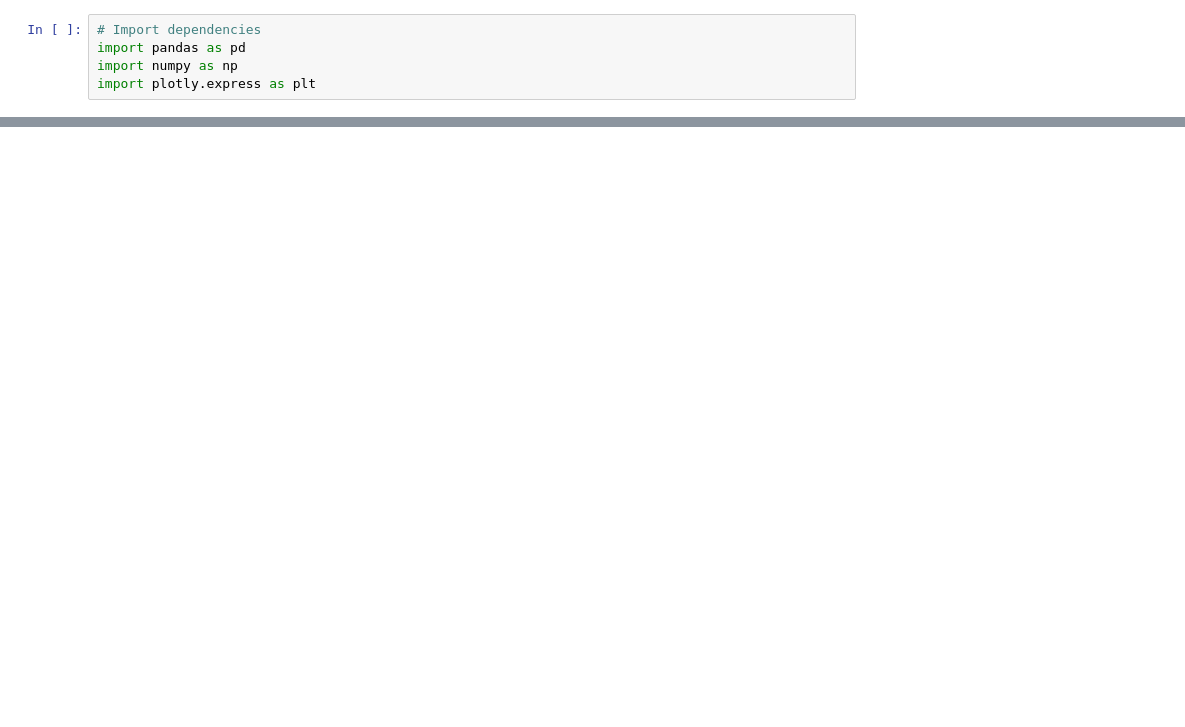
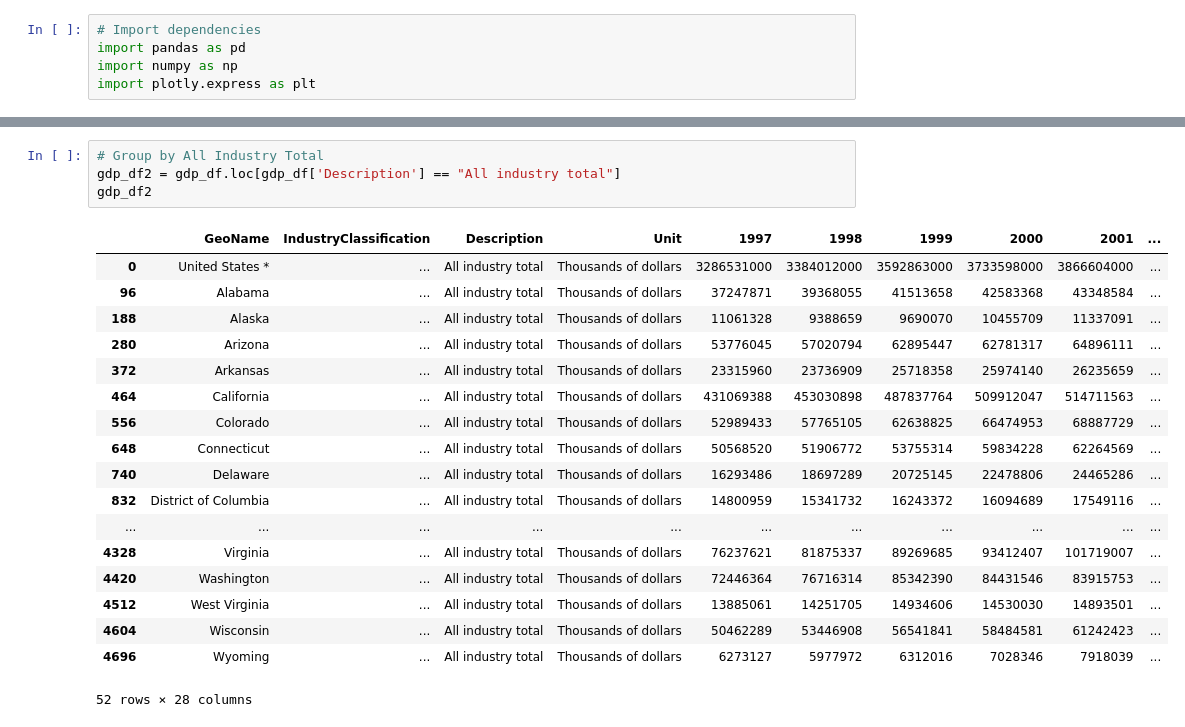
Before and after one commit to Michaelfr22/Final_Project, a Jupyter notebook: Cleaning_GDP.ipynb, the cells around one changed output, grey strips where cells are left out. Drawn from its saved outputs; the diff is of its cells as text; blank space fills up the shorter version.

```diff
--- a/Cleaning_GDP.ipynb
+++ b/Cleaning_GDP.ipynb
@@ -23,0 +24,23 @@ gdp_df
+# %%
+# Group by All Industry Total
+gdp_df2 = gdp_df.loc[gdp_df['Description'] == "All industry total"]
+gdp_df2
+# %% [output]
+|  | GeoName | IndustryClassification | Description | Unit | 1997 | 1998 | 1999 | 2000 | 2001 | ... |
+| 0 | United States * | ... | All industry total | Thousands of dollars | 3286531000 | 3384012000 | 3592863000 | 3733598000 | 3866604000 | ... |
+| 96 | Alabama | ... | All industry total | Thousands of dollars | 37247871 | 39368055 | 41513658 | 42583368 | 43348584 | ... |
+| 188 | Alaska | ... | All industry total | Thousands of dollars | 11061328 | 9388659 | 9690070 | 10455709 | 11337091 | ... |
+| 280 | Arizona | ... | All industry total | Thousands of dollars | 53776045 | 57020794 | 62895447 | 62781317 | 64896111 | ... |
+| 372 | Arkansas | ... | All industry total | Thousands of dollars | 23315960 | 23736909 | 25718358 | 25974140 | 26235659 | ... |
+| 464 | California | ... | All industry total | Thousands of dollars | 431069388 | 453030898 | 487837764 | 509912047 | 514711563 | ... |
+| 556 | Colorado | ... | All industry total | Thousands of dollars | 52989433 | 57765105 | 62638825 | 66474953 | 68887729 | ... |
+| 648 | Connecticut | ... | All industry total | Thousands of dollars | 50568520 | 51906772 | 53755314 | 59834228 | 62264569 | ... |
+| 740 | Delaware | ... | All industry total | Thousands of dollars | 16293486 | 18697289 | 20725145 | 22478806 | 24465286 | ... |
+| 832 | District of Columbia | ... | All industry total | Thousands of dollars | 14800959 | 15341732 | 16243372 | 16094689 | 17549116 | ... |
+| ... | ... | ... | ... | ... | ... | ... | ... | ... | ... | ... |
+| 4328 | Virginia | ... | All industry total | Thousands of dollars | 76237621 | 81875337 | 89269685 | 93412407 | 101719007 | ... |
+| 4420 | Washington | ... | All industry total | Thousands of dollars | 72446364 | 76716314 | 85342390 | 84431546 | 83915753 | ... |
+| 4512 | West Virginia | ... | All industry total | Thousands of dollars | 13885061 | 14251705 | 14934606 | 14530030 | 14893501 | ... |
+| 4604 | Wisconsin | ... | All industry total | Thousands of dollars | 50462289 | 53446908 | 56541841 | 58484581 | 61242423 | ... |
+| 4696 | Wyoming | ... | All industry total | Thousands of dollars | 6273127 | 5977972 | 6312016 | 7028346 | 7918039 | ... |
+52 rows × 28 columns
```
Also changed, not shown: parts of 8 cells of this notebook, 10 other files.
